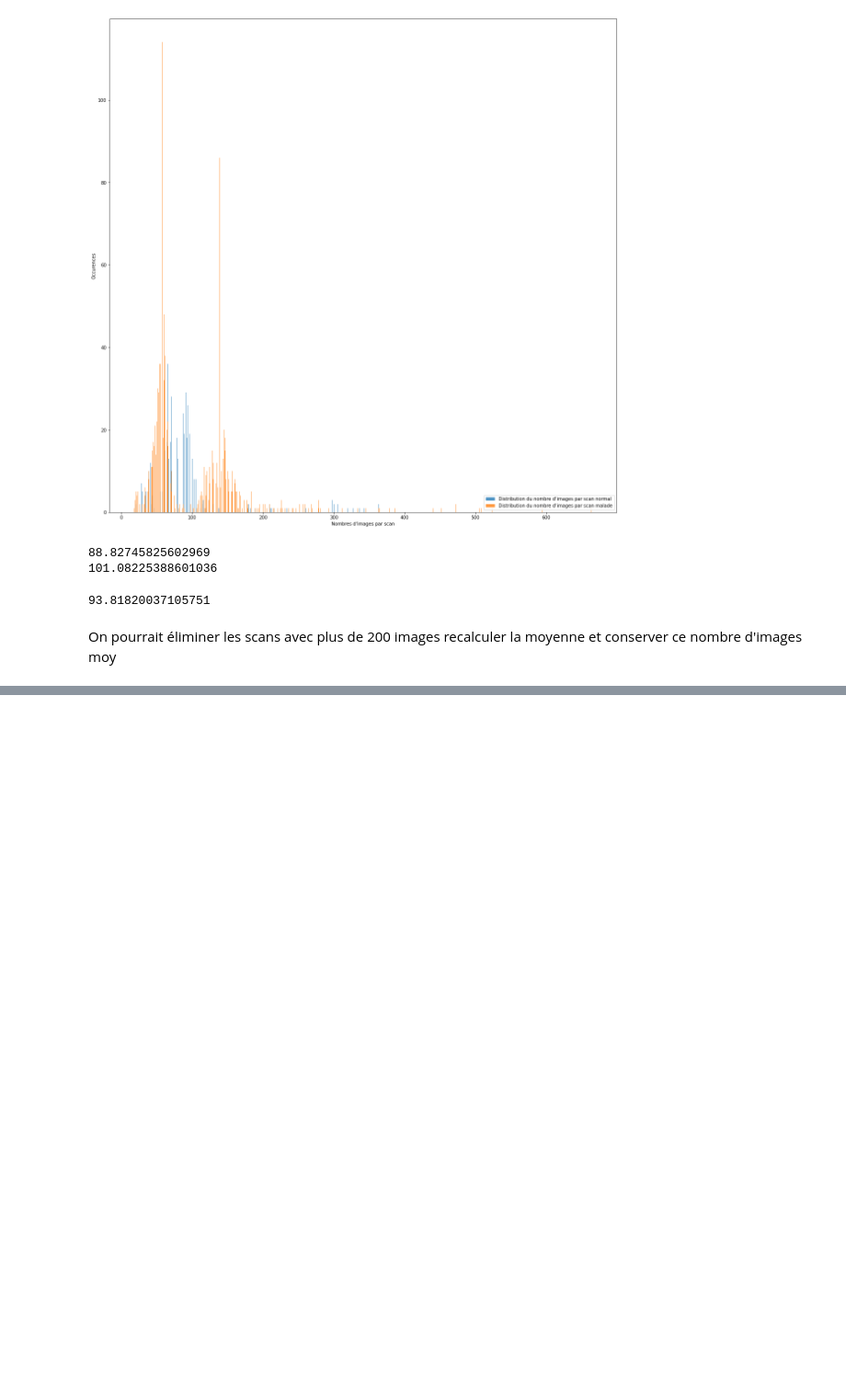
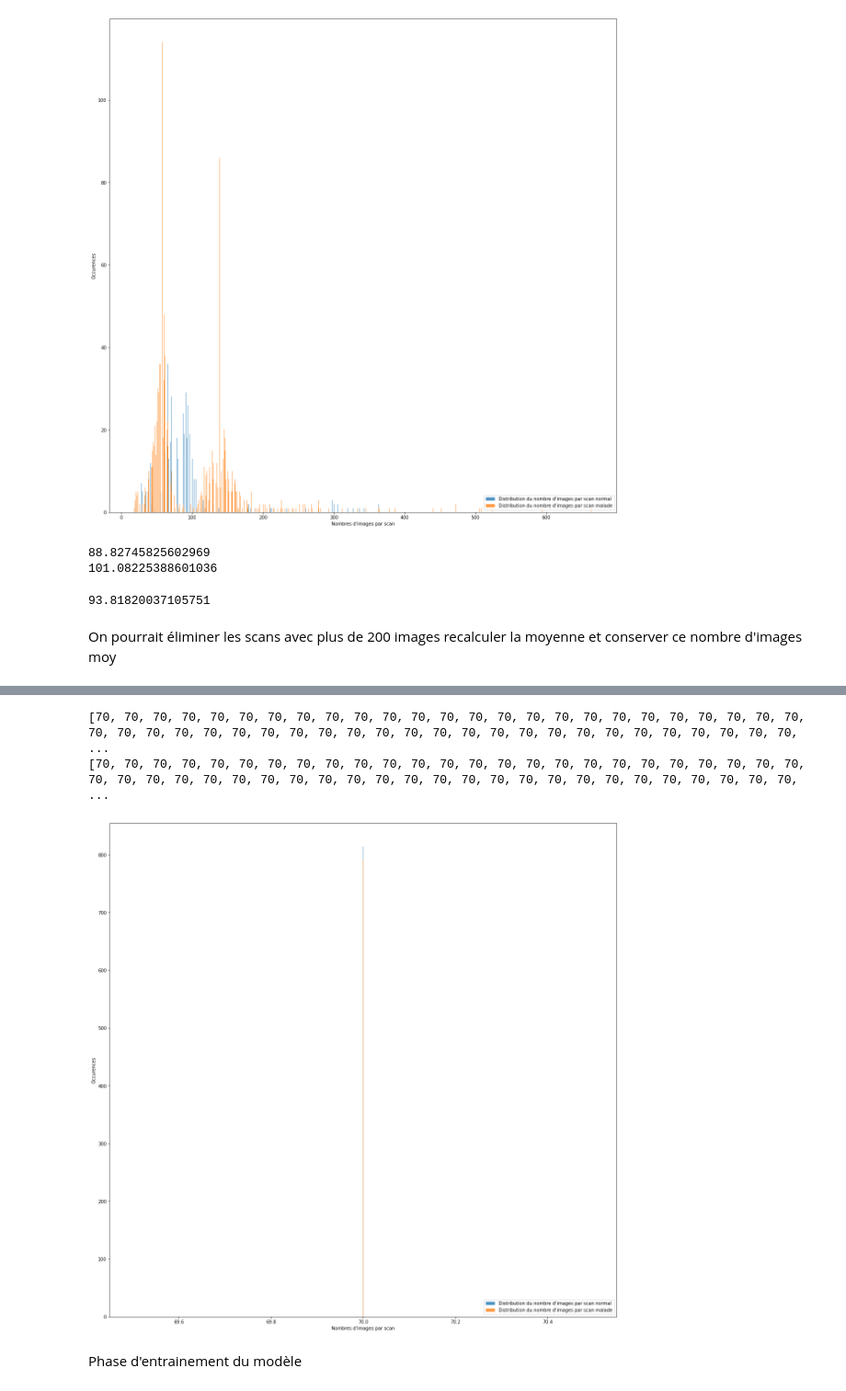
Before and after one commit to quent1fvr/Infection_pulmonaire, a Jupyter notebook: Infection_pulmonaire.ipynb, the cells around one changed output, grey strips where cells are left out. Shown at 92% size. Drawn from its saved outputs; the diff is of its cells as text; code cells hidden in the pictures; blank space fills up the shorter version.

```diff
--- a/Infection_pulmonaire.ipynb
+++ b/Infection_pulmonaire.ipynb
@@ -100,0 +232,41 @@ recalculer la moyenne et conserver ce nombre d'images moy
+# %%
+
+plt.figure(figsize=(20, 20))
+
+tab_normal = []
+tab_malade = []
+
+dir_normal = '/tmp/COVID_crop/normal'
+dir_malade = '/tmp/COVID_crop/malade'
+
+for base in os.walk(dir_normal):
+    #print('folder "', base[0], '" containing ', len(base[2]), ' files')
+    tab_normal.append(len(base[2]))
+tab_normal.pop(0)
+tab_normal.sort()
+print(tab_normal)
+
+for base in os.walk(dir_malade):
+    #print('folder "', base[0], '" containing ', len(base[2]), ' files')
+    tab_malade.append(len(base[2]))
+tab_malade.pop(0)
+tab_malade.sort()
+print(tab_malade)
+
+x0 = tab_normal
+x1 = tab_malade
+
+bins = max(len(x0), len(x1))
+
+plt.hist(x0, bins, alpha=0.8, label="Distribution du nombre d'images par scan normal")
+plt.hist(x1, bins, alpha=0.8, label="Distribution du nombre d'images par scan malade")
+plt.legend(loc='lower right')
+plt.xlabel("Nombres d'images par scan")
+plt.ylabel("Occurences")
+plt.show()
+# %% [output]
+[70, 70, 70, 70, 70, 70, 70, 70, 70, 70, 70, 70, 70, 70, 70, 70, 70, 70, 70, 70, 70, 70, 70, 70, 70, 70, 70, 70, 70, 70, 70, 70, 70, 70, 70, 70, 70, 70, 70, 70, 70, 70, 70, 70, 70, 70, 70, 70, 70, 70, ...
+[70, 70, 70, 70, 70, 70, 70, 70, 70, 70, 70, 70, 70, 70, 70, 70, 70, 70, 70, 70, 70, 70, 70, 70, 70, 70, 70, 70, 70, 70, 70, 70, 70, 70, 70, 70, 70, 70, 70, 70, 70, 70, 70, 70, 70, 70, 70, 70, 70, 70, ...
+[figure, added]
+# %% [markdown]
+Phase d'entrainement du modèle
```
Also changed, not shown: parts of 11 cells of this notebook.
